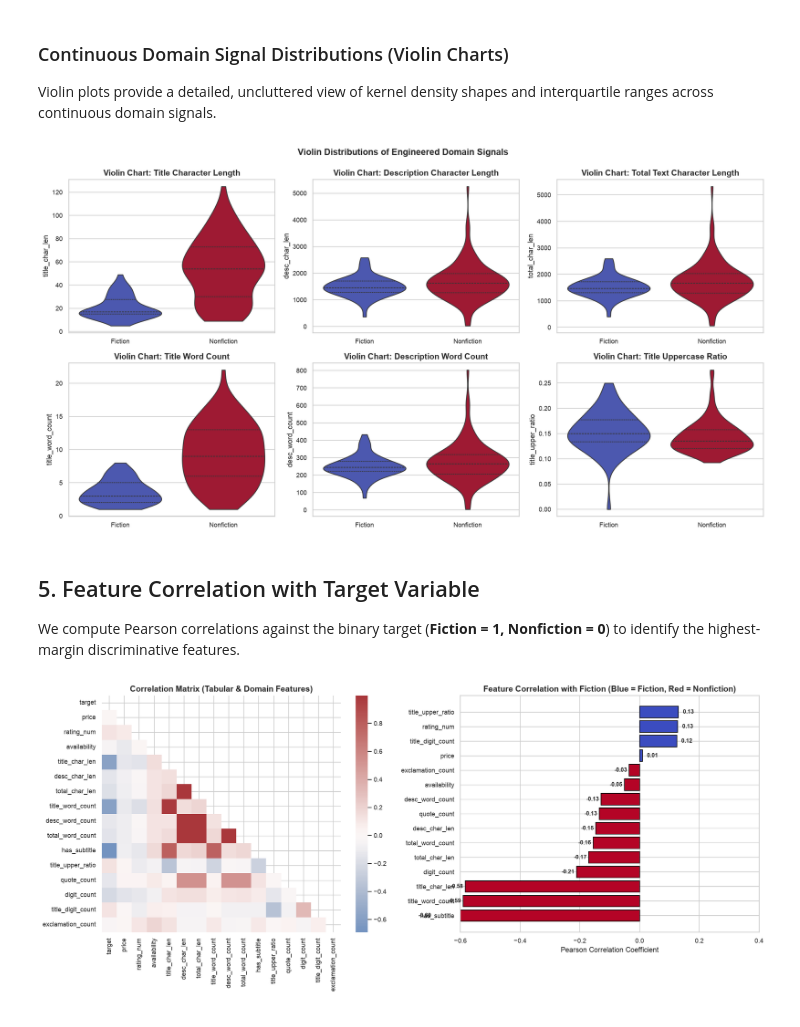
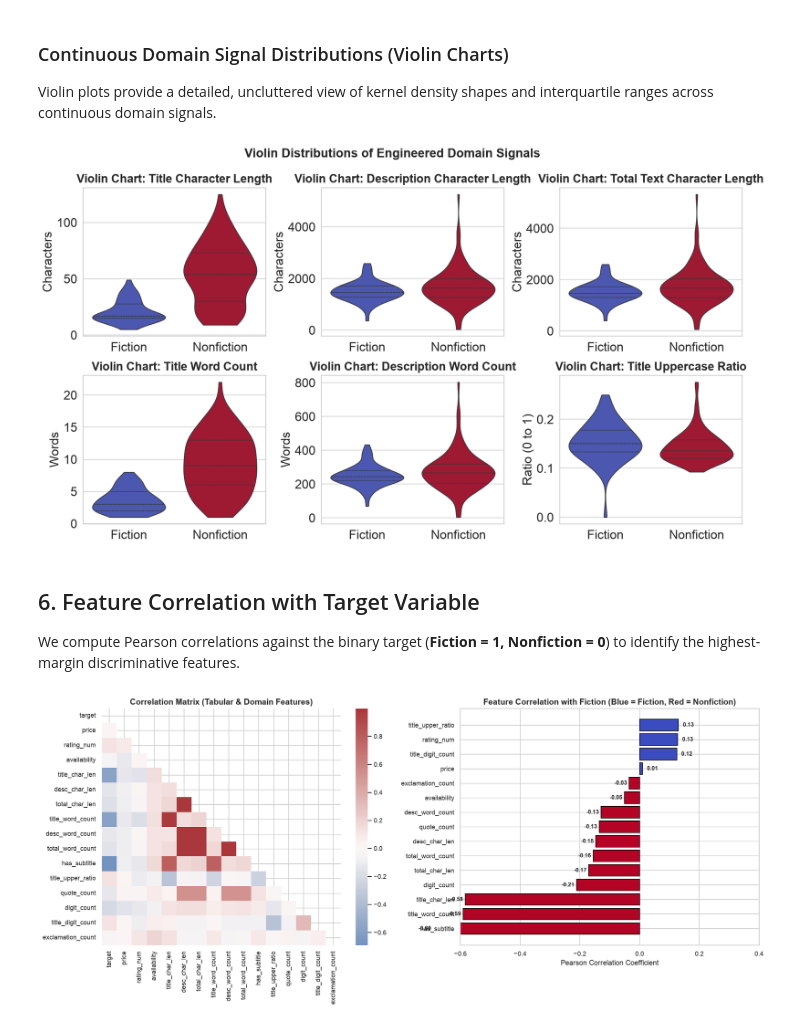
Before and after one commit to Ravindu987/BookML, a Jupyter notebook: eda.ipynb, the cells around one changed output. Saved outputs shown, nothing was run; the diff lists cells and outputs as text; code cells hidden in the pictures.

```diff
--- a/eda.ipynb
+++ b/eda.ipynb
@@ -290,29 +367,31 @@ plt.show()
 
 Violin plots provide a detailed, uncluttered view of kernel density shapes and interquartile ranges across continuous domain signals.
 # %%
-fig, axes = plt.subplots(2, 3, figsize=(16, 8.5))
+fig, axes = plt.subplots(2, 3, figsize=(16, 9))
 violin_features = [
-    ("title_char_len", "Title Character Length"),
-    ("desc_char_len", "Description Character Length"),
-    ("total_char_len", "Total Text Character Length"),
-    ("title_word_count", "Title Word Count"),
-    ("desc_word_count", "Description Word Count"),
-    ("title_upper_ratio", "Title Uppercase Ratio"),
+    ("title_char_len", "Title Character Length", "Characters"),
+    ("desc_char_len", "Description Character Length", "Characters"),
+    ("total_char_len", "Total Text Character Length", "Characters"),
+    ("title_word_count", "Title Word Count", "Words"),
+    ("desc_word_count", "Description Word Count", "Words"),
+    ("title_upper_ratio", "Title Uppercase Ratio", "Ratio (0 to 1)"),
 ]
 
-for idx, (col, title) in enumerate(violin_features):
+for idx, (col, title, ylabel) in enumerate(violin_features):
     r, c = divmod(idx, 3)
-    sns.violinplot(data=df_domain, x="category", y=col, palette=PALETTE, inner="quartile", ax=axes[r, c], cut=0)
-    axes[r, c].set_title(f"Violin Chart: {title}")
-    axes[r, c].set_xlabel("")
+    sns.violinplot(data=df_domain, x="category", y=col, hue="category", palette=PALETTE, legend=False, inner="quartile", ax=axes[r, c], cut=0)
+    axes[r, c].set_title(f"Violin Chart: {title}", fontsize=19, fontweight="bold", pad=8)
+    axes[r, c].set_xlabel("", fontsize=20)
+    axes[r, c].set_ylabel(ylabel, fontsize=20)
+    axes[r, c].tick_params(axis="both", labelsize=20)
 
-plt.suptitle("Violin Distributions of Engineered Domain Signals", fontsize=14, y=0.99, fontweight="bold")
+plt.suptitle("Violin Distributions of Engineered Domain Signals", fontsize=20, y=0.995, fontweight="bold")
 plt.tight_layout()
 plt.show()
 # %% [output]
-[figure, old version]
+[figure, new version]
 # %% [markdown]
-## 5. Feature Correlation with Target Variable
+## 6. Feature Correlation with Target Variable
 
 We compute Pearson correlations against the binary target (**Fiction = 1, Nonfiction = 0**) to identify the highest-margin discriminative features.
 # %%
```
Also changed, not shown: parts of 10 cells of this notebook.
